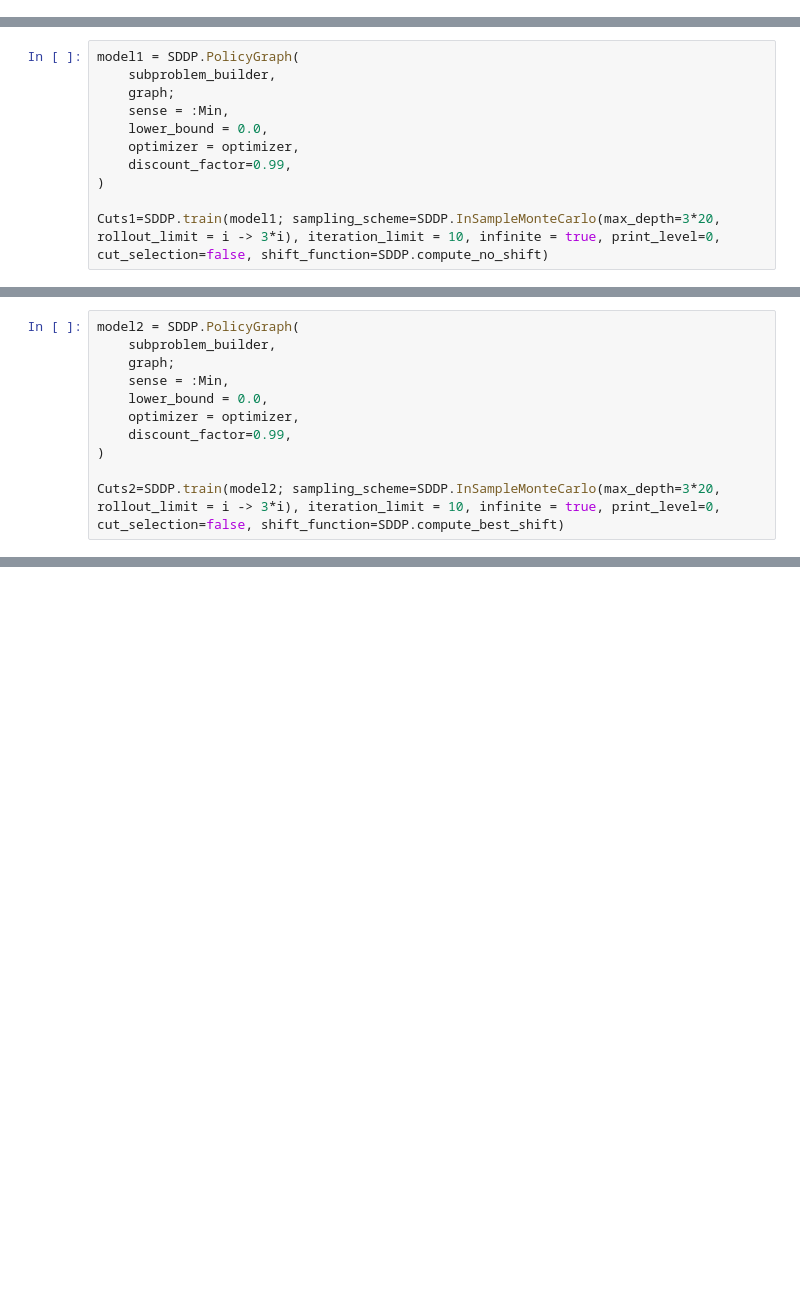
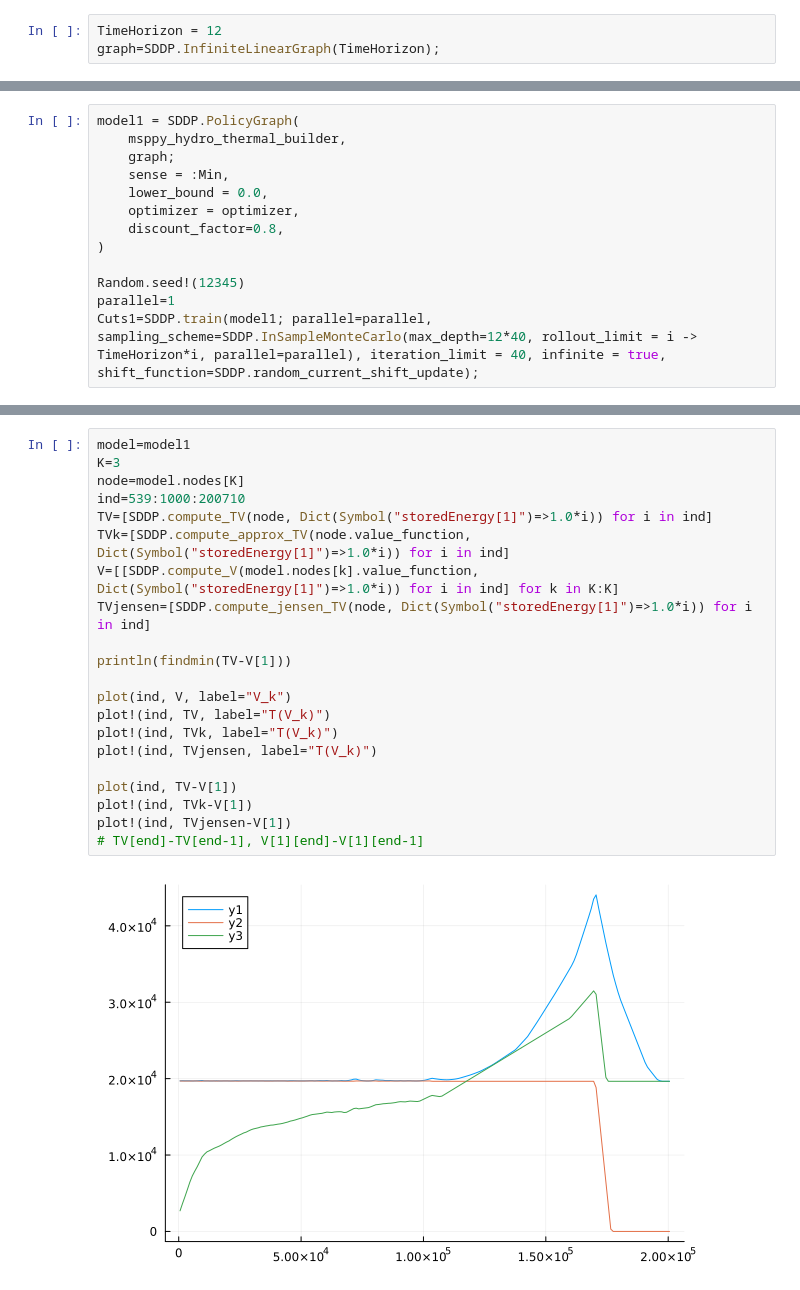
Before and after one commit to MathisAzema/SDDP.jl, a Jupyter notebook: UC_example.ipynb, the cells around one changed output, grey strips where cells are left out. Drawn from its saved outputs; the diff is of its cells as text; blank space fills up the shorter version.

Commit message:
Jensen

```diff
--- a/UC_example.ipynb
+++ b/UC_example.ipynb
@@ -78,0 +15,3 @@ subproblem_builder (generic function with 1 method)
+# %%
+TimeHorizon = 12
+graph=SDDP.InfiniteLinearGraph(TimeHorizon);
@@ -79,12 +137,14 @@ subproblem_builder (generic function with 1 method)
 # %%
 model1 = SDDP.PolicyGraph(
-    subproblem_builder,
+    msppy_hydro_thermal_builder,
     graph;
     sense = :Min,
     lower_bound = 0.0,
     optimizer = optimizer,
-    discount_factor=0.99,
+    discount_factor=0.8,
 )
 
-Cuts1=SDDP.train(model1; sampling_scheme=SDDP.InSampleMonteCarlo(max_depth=3*20, rollout_limit = i -> 3*i), iteration_limit = 10, infinite = true, print_level=0, cut_selection=false, shift_function=SDDP.compute_no_shift)
+Random.seed!(12345)
+parallel=1
+Cuts1=SDDP.train(model1; parallel=parallel, sampling_scheme=SDDP.InSampleMonteCarlo(max_depth=12*40, rollout_limit = i -> TimeHorizon*i, parallel=parallel), iteration_limit = 40, infinite = true, shift_function=SDDP.random_current_shift_update);
 # %% [output]
@@ -102,11 +167,0 @@ Cuts1=SDDP.train(model1; sampling_scheme=SDDP.InSampleMonteCarlo(max_depth=3*20,
-# %%
-model2 = SDDP.PolicyGraph(
-    subproblem_builder,
-    graph;
-    sense = :Min,
-    lower_bound = 0.0,
-    optimizer = optimizer,
-    discount_factor=0.99,
-)
-
-Cuts2=SDDP.train(model2; sampling_scheme=SDDP.InSampleMonteCarlo(max_depth=3*20, rollout_limit = i -> 3*i), iteration_limit = 10, infinite = true, print_level=0, cut_selection=false, shift_function=SDDP.compute_best_shift)
@@ -211,0 +252,23 @@ title!("Cuts")
+# %%
+model=model1
+K=3
+node=model.nodes[K]
+ind=539:1000:200710
+TV=[SDDP.compute_TV(node, Dict(Symbol("storedEnergy[1]")=>1.0*i)) for i in ind]
+TVk=[SDDP.compute_approx_TV(node.value_function, Dict(Symbol("storedEnergy[1]")=>1.0*i)) for i in ind]
+V=[[SDDP.compute_V(model.nodes[k].value_function, Dict(Symbol("storedEnergy[1]")=>1.0*i)) for i in ind] for k in K:K]
+TVjensen=[SDDP.compute_jensen_TV(node, Dict(Symbol("storedEnergy[1]")=>1.0*i)) for i in ind]
+
+println(findmin(TV-V[1]))
+
+plot(ind, V, label="V_k")
+plot!(ind, TV, label="T(V_k)")
+plot!(ind, TVk, label="T(V_k)")
+plot!(ind, TVjensen, label="T(V_k)")
+
+plot(ind, TV-V[1])
+plot!(ind, TVk-V[1])
+plot!(ind, TVjensen-V[1])
+# TV[end]-TV[end-1], V[1][end]-V[1][end-1]
+# %% [output]
+[figure, added]
```
Also changed, not shown: parts of 25 cells of this notebook, 6 other files.
